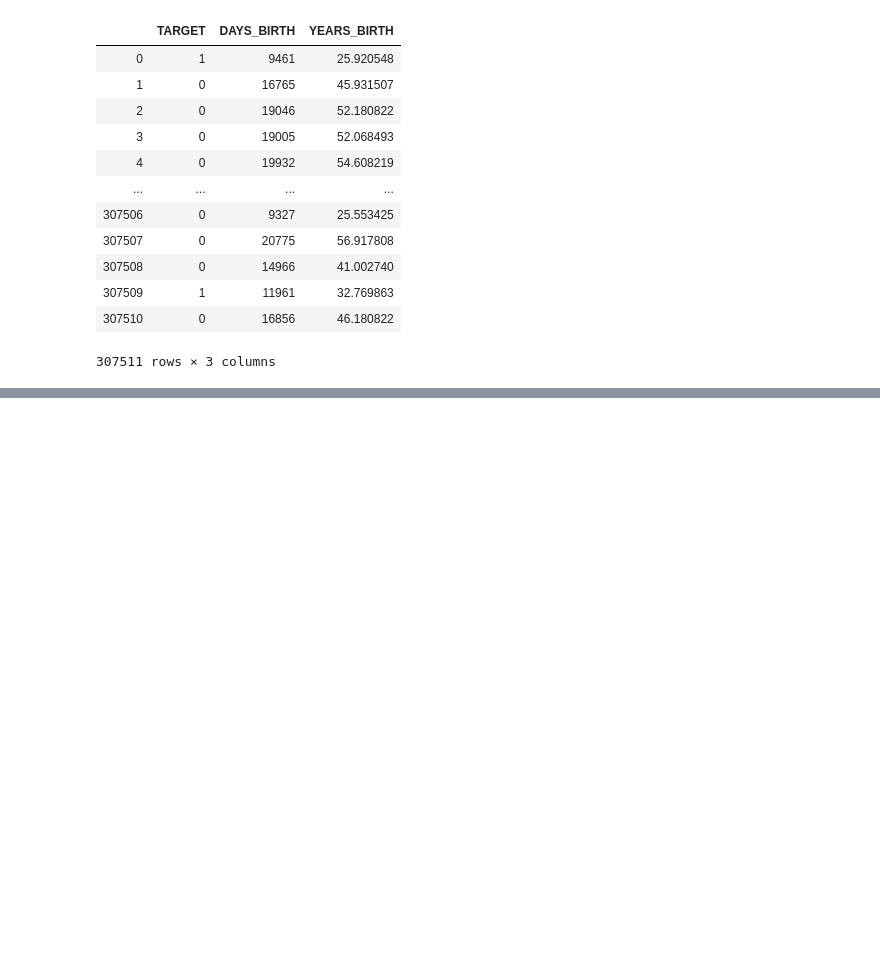
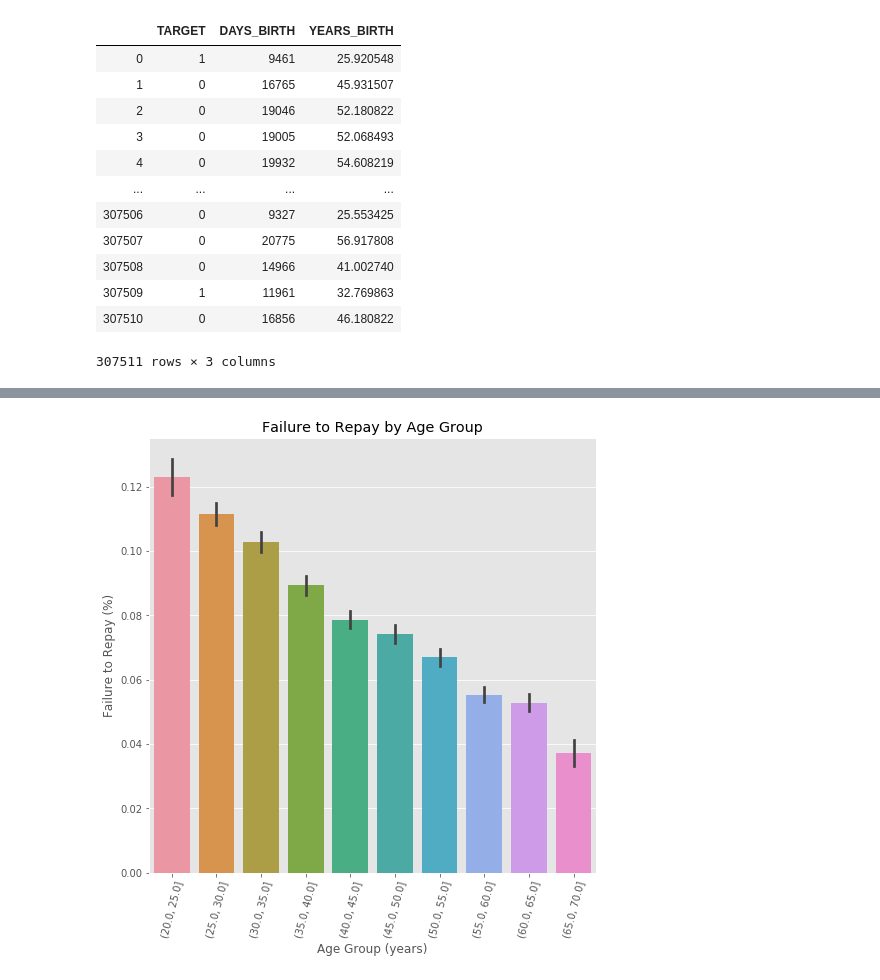
Before and after one commit to okayell/4th-ML100Days, a Jupyter notebook: homework/Day_016_HW.ipynb, the cells around one changed output, grey strips where cells are left out. Saved outputs shown, nothing was run; the diff lists cells and outputs as text; code cells hidden in the pictures; blank space fills up the shorter version.

```diff
--- a/homework/Day_016_HW.ipynb
+++ b/homework/Day_016_HW.ipynb
@@ -98,14 +126,13 @@ age_groups
 # %%
 plt.figure(figsize = (8, 8))
 
 # 以年齡區間為 x, target 為 y 繪製 barplot
-"""
-Your Code Here
-"""
-px =
-py =
+px = age_data['YEARS_BINNED']
+py = age_data['TARGET']
 sns.barplot(px, py)
 
 # Plot labeling
 plt.xticks(rotation = 75); plt.xlabel('Age Group (years)'); plt.ylabel('Failure to Repay (%)')
 plt.title('Failure to Repay by Age Group');
+# %% [output]
+[figure, added]
```
Also changed, not shown: parts of 3 cells of this notebook.
